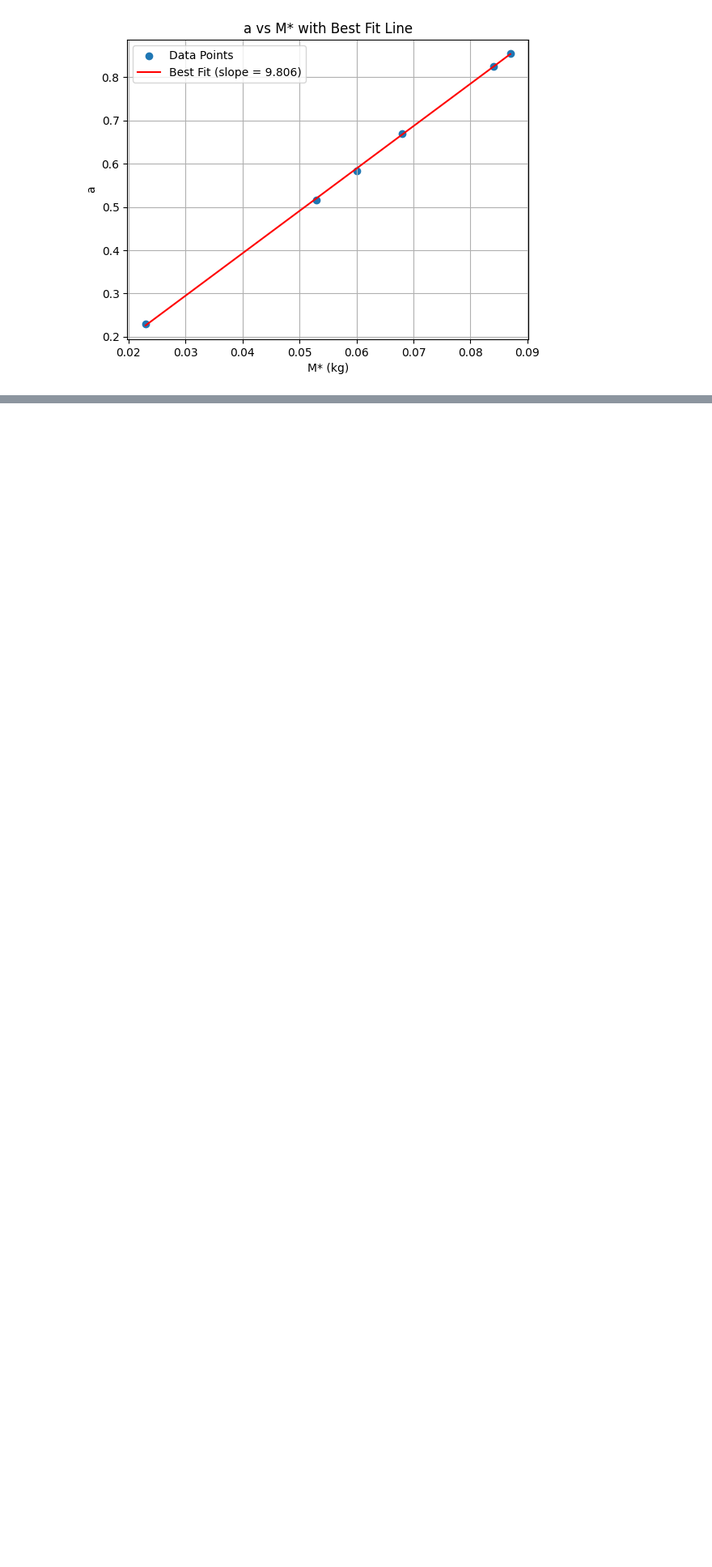
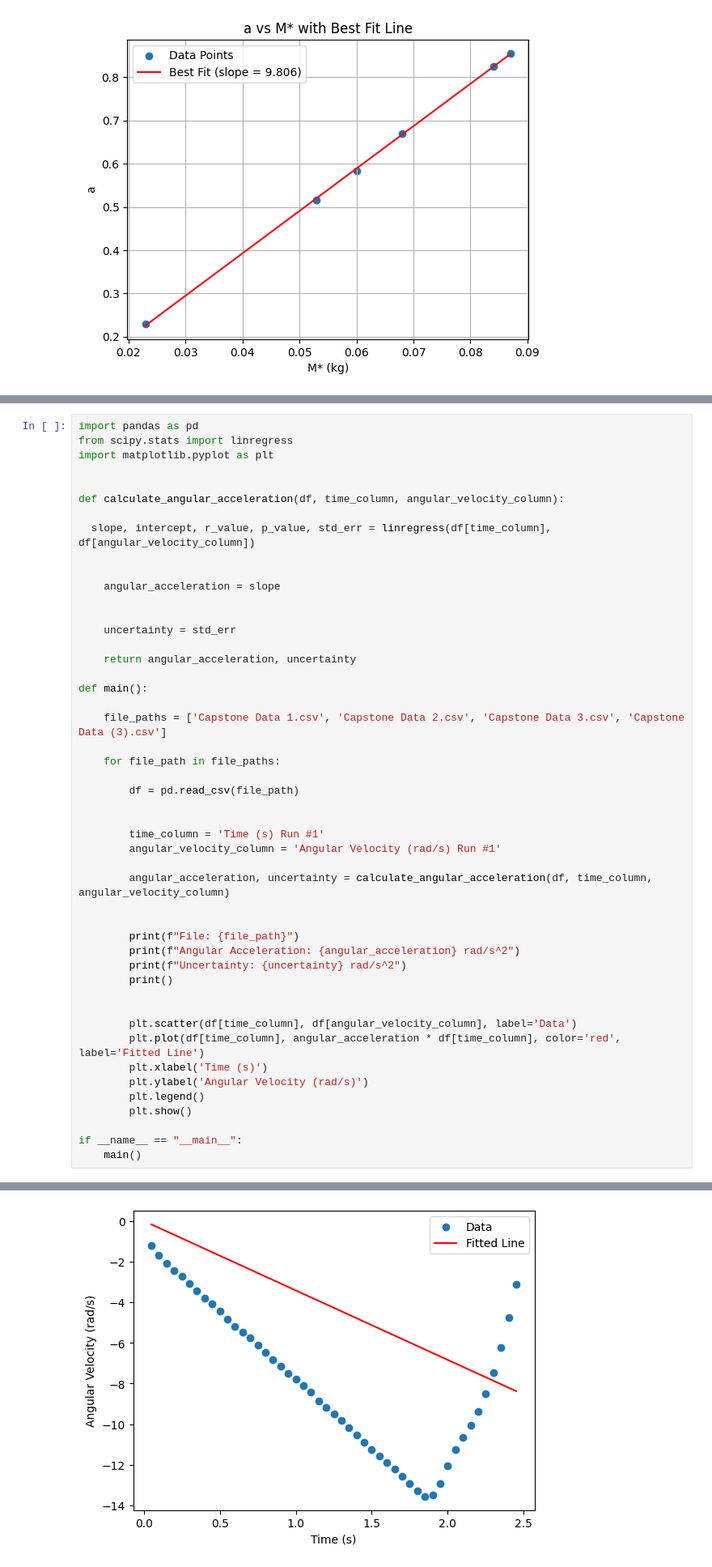
Before and after one commit to poletroman/lab-report-1, a Jupyter notebook: Copy_of_Phyton_plot_for_Fvs_a_LAB_2.ipynb, the cells around one changed output, grey strips where cells are left out. Shown: that part at 81% size. Saved outputs shown, nothing was run; the diff lists cells and outputs as text; blank space fills up the shorter version.

```diff
--- a/Copy_of_Phyton_plot_for_Fvs_a_LAB_2.ipynb
+++ b/Copy_of_Phyton_plot_for_Fvs_a_LAB_2.ipynb
@@ -89,0 +107,49 @@ plt.show()
+# %%
+import pandas as pd
+from scipy.stats import linregress
+import matplotlib.pyplot as plt
+
+
+def calculate_angular_acceleration(df, time_column, angular_velocity_column):
+
+  slope, intercept, r_value, p_value, std_err = linregress(df[time_column], df[angular_velocity_column])
+
+
+    angular_acceleration = slope
+
+
+    uncertainty = std_err
+
+    return angular_acceleration, uncertainty
+
+def main():
+
+    file_paths = ['Capstone Data 1.csv', 'Capstone Data 2.csv', 'Capstone Data 3.csv', 'Capstone Data (3).csv']
+
+    for file_path in file_paths:
+
+        df = pd.read_csv(file_path)
+
+
+        time_column = 'Time (s) Run #1'
+        angular_velocity_column = 'Angular Velocity (rad/s) Run #1'
+
+        angular_acceleration, uncertainty = calculate_angular_acceleration(df, time_column, angular_velocity_column)
+
+
+        print(f"File: {file_path}")
+        print(f"Angular Acceleration: {angular_acceleration} rad/s^2")
+        print(f"Uncertainty: {uncertainty} rad/s^2")
+        print()
+
+
+        plt.scatter(df[time_column], df[angular_velocity_column], label='Data')
+        plt.plot(df[time_column], angular_acceleration * df[time_column], color='red', label='Fitted Line')
+        plt.xlabel('Time (s)')
+        plt.ylabel('Angular Velocity (rad/s)')
+        plt.legend()
+        plt.show()
+
+if __name__ == "__main__":
+    main()
+# %% [output]
@@ -89,0 +159 @@ plt.show()
+[figure, added]
```
Also changed, not shown: parts of 2 cells of this notebook.
